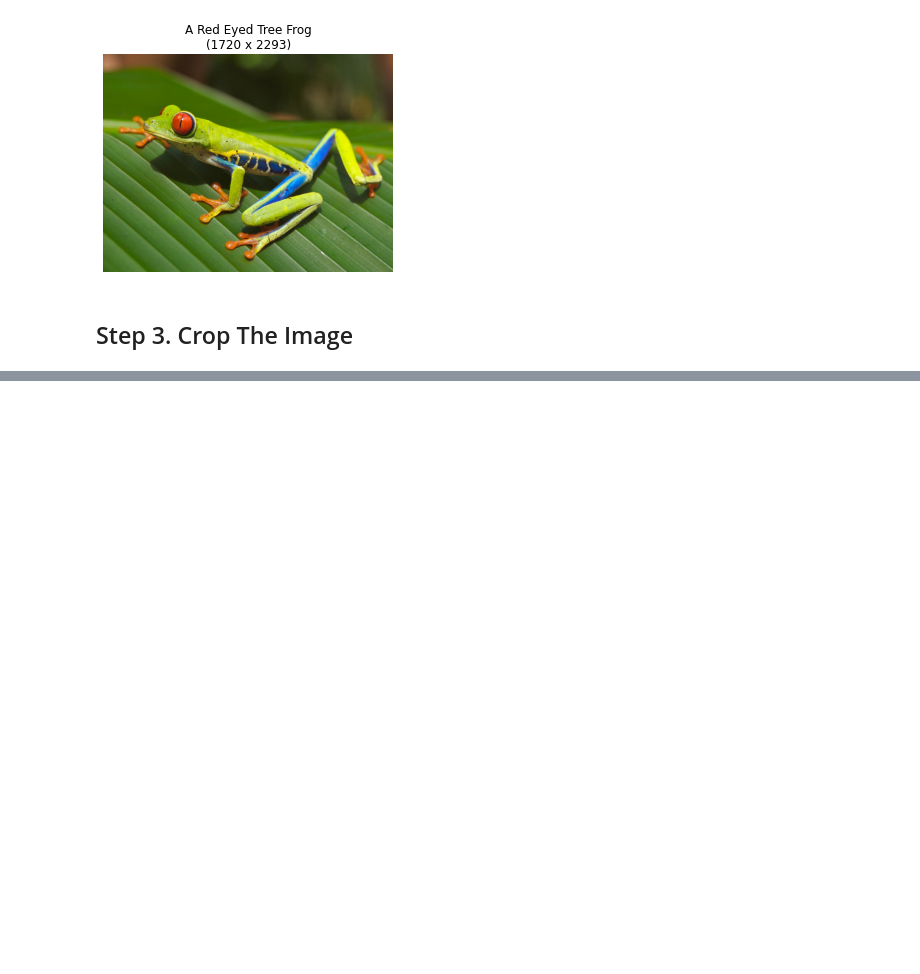
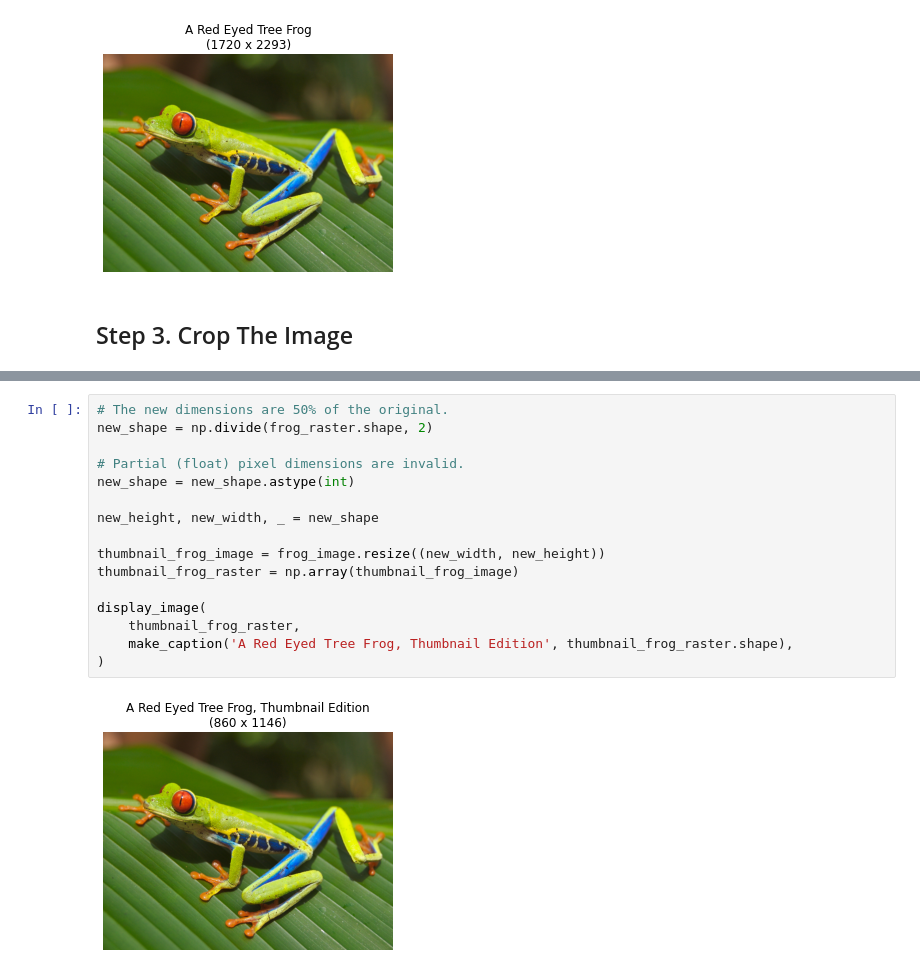
Before and after one commit to Godron629/effective-octo-couscous, a Jupyter notebook: planet_gram.ipynb, the cells around one changed output, grey strips where cells are left out. Cells and saved outputs as stored; diff of their text form; blank space fills up the shorter version.

```diff
--- a/planet_gram.ipynb
+++ b/planet_gram.ipynb
@@ -93,0 +111,18 @@ display_image(cropped_image_raster, caption)
+# %%
+# The new dimensions are 50% of the original.
+new_shape = np.divide(frog_raster.shape, 2)
+
+# Partial (float) pixel dimensions are invalid.
+new_shape = new_shape.astype(int)
+
+new_height, new_width, _ = new_shape
+
+thumbnail_frog_image = frog_image.resize((new_width, new_height))
+thumbnail_frog_raster = np.array(thumbnail_frog_image)
+
+display_image(
+    thumbnail_frog_raster,
+    make_caption('A Red Eyed Tree Frog, Thumbnail Edition', thumbnail_frog_raster.shape),
+)
+# %% [output]
+[figure, added]
```
Also changed, not shown: parts of 27 cells of this notebook.
